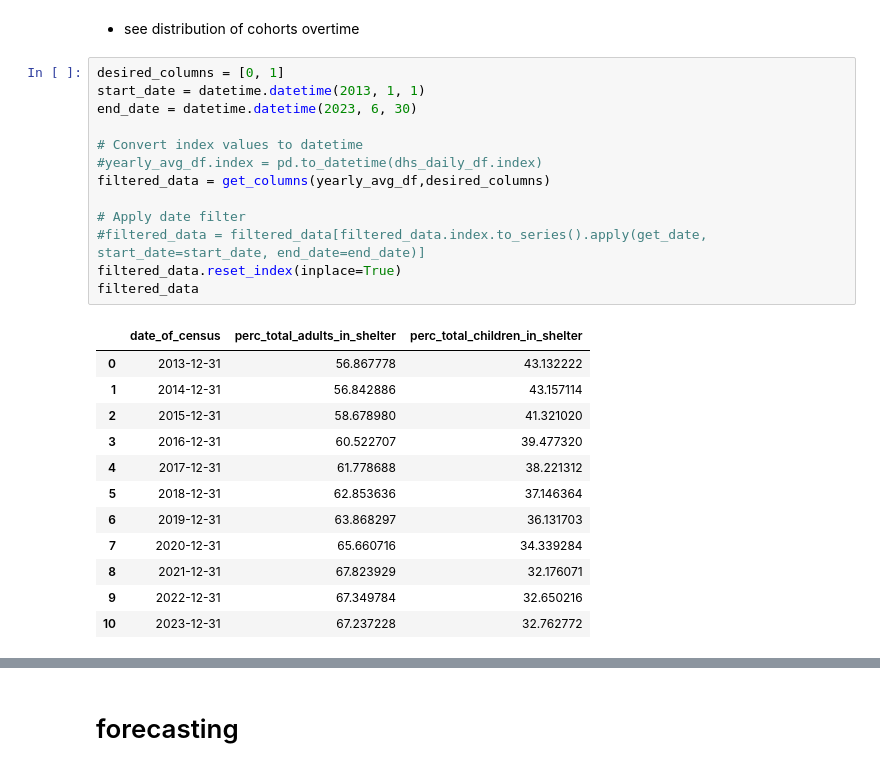
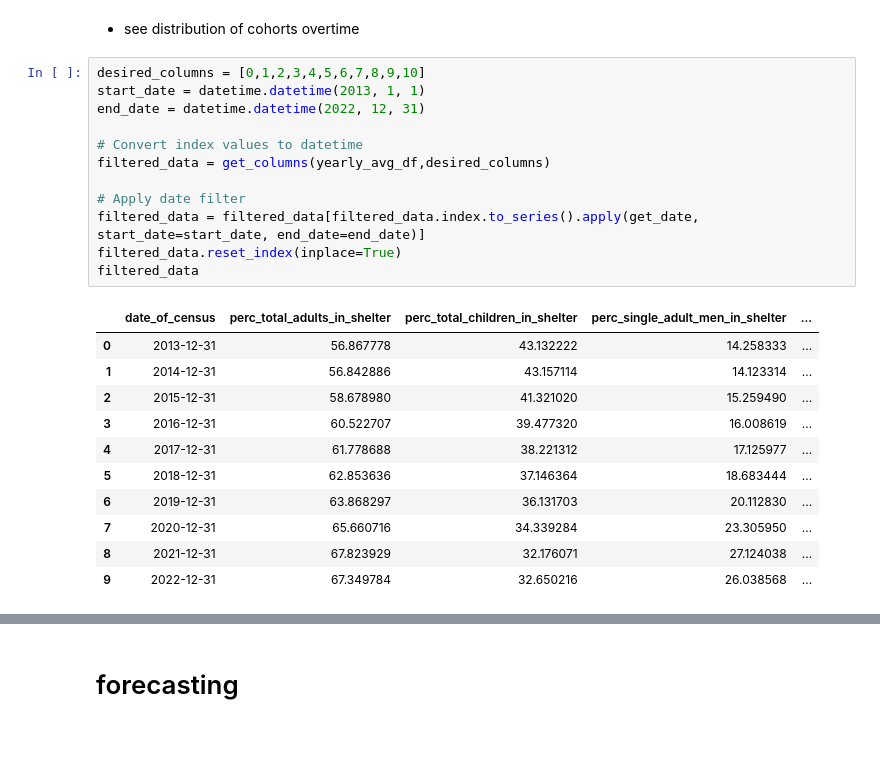
Before and after one commit to Mofeoluwa/ds4a-2023-team-7, a Jupyter notebook: housing/nyc_dhs_analysis.ipynb, the cells around one changed output, grey strips where cells are left out. Saved outputs shown, nothing was run; the diff lists cells and outputs as text; blank space fills up the shorter version.

```diff
--- a/housing/nyc_dhs_analysis.ipynb
+++ b/housing/nyc_dhs_analysis.ipynb
@@ -768,28 +810,26 @@ dhs_daily_df
 # %% [markdown]
 - see distribution of cohorts overtime
 # %%
-desired_columns = [0, 1]
+desired_columns = [0,1,2,3,4,5,6,7,8,9,10]
 start_date = datetime.datetime(2013, 1, 1)
-end_date = datetime.datetime(2023, 6, 30)
+end_date = datetime.datetime(2022, 12, 31)
 
 # Convert index values to datetime
-#yearly_avg_df.index = pd.to_datetime(dhs_daily_df.index)
 filtered_data = get_columns(yearly_avg_df,desired_columns)
 
 # Apply date filter
-#filtered_data = filtered_data[filtered_data.index.to_series().apply(get_date, start_date=start_date, end_date=end_date)]
+filtered_data = filtered_data[filtered_data.index.to_series().apply(get_date, start_date=start_date, end_date=end_date)]
 filtered_data.reset_index(inplace=True)
 filtered_data
 # %% [output]
-|  | date_of_census | perc_total_adults_in_shelter | perc_total_children_in_shelter |
-| 0 | 2013-12-31 | 56.867778 | 43.132222 |
-| 1 | 2014-12-31 | 56.842886 | 43.157114 |
-| 2 | 2015-12-31 | 58.678980 | 41.321020 |
-| 3 | 2016-12-31 | 60.522707 | 39.477320 |
-| 4 | 2017-12-31 | 61.778688 | 38.221312 |
-| 5 | 2018-12-31 | 62.853636 | 37.146364 |
-| 6 | 2019-12-31 | 63.868297 | 36.131703 |
-| 7 | 2020-12-31 | 65.660716 | 34.339284 |
-| 8 | 2021-12-31 | 67.823929 | 32.176071 |
-| 9 | 2022-12-31 | 67.349784 | 32.650216 |
-| 10 | 2023-12-31 | 67.237228 | 32.762772 |
+|  | date_of_census | perc_total_adults_in_shelter | perc_total_children_in_shelter | perc_single_adult_men_in_shelter | ... |
+| 0 | 2013-12-31 | 56.867778 | 43.132222 | 14.258333 | ... |
+| 1 | 2014-12-31 | 56.842886 | 43.157114 | 14.123314 | ... |
+| 2 | 2015-12-31 | 58.678980 | 41.321020 | 15.259490 | ... |
+| 3 | 2016-12-31 | 60.522707 | 39.477320 | 16.008619 | ... |
+| 4 | 2017-12-31 | 61.778688 | 38.221312 | 17.125977 | ... |
+| 5 | 2018-12-31 | 62.853636 | 37.146364 | 18.683444 | ... |
+| 6 | 2019-12-31 | 63.868297 | 36.131703 | 20.112830 | ... |
+| 7 | 2020-12-31 | 65.660716 | 34.339284 | 23.305950 | ... |
+| 8 | 2021-12-31 | 67.823929 | 32.176071 | 27.124038 | ... |
+| 9 | 2022-12-31 | 67.349784 | 32.650216 | 26.038568 | ... |
```
Also changed, not shown: parts of 34 cells of this notebook, 1 other file.
